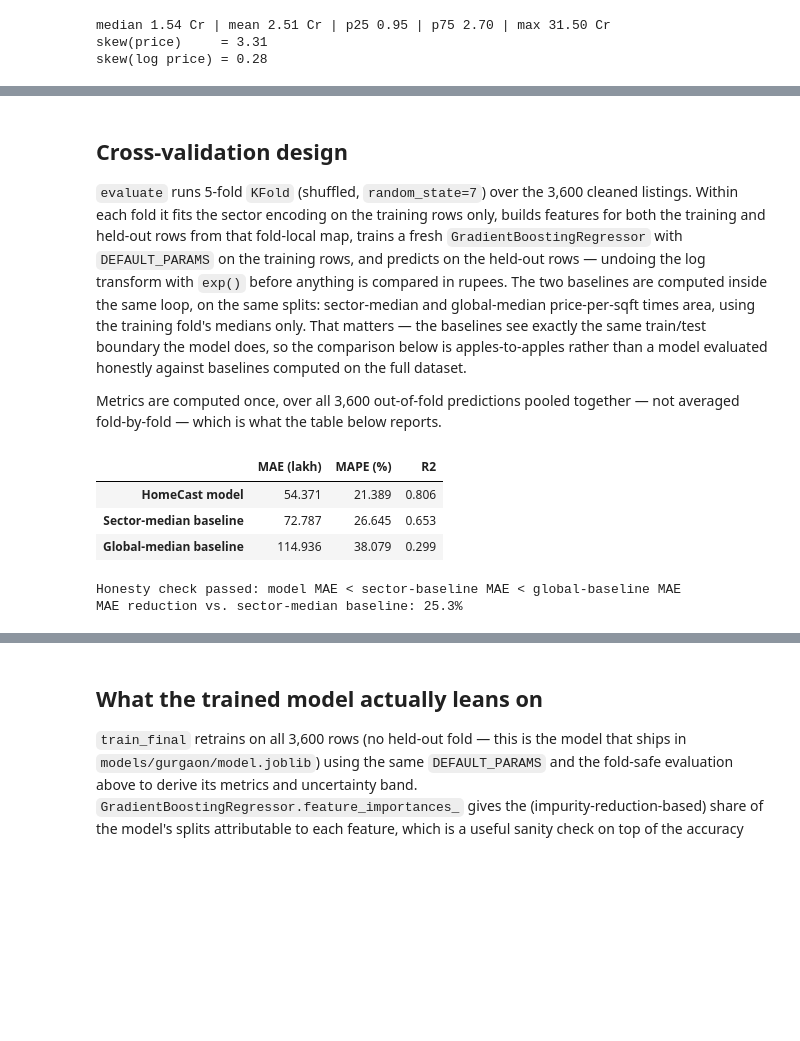
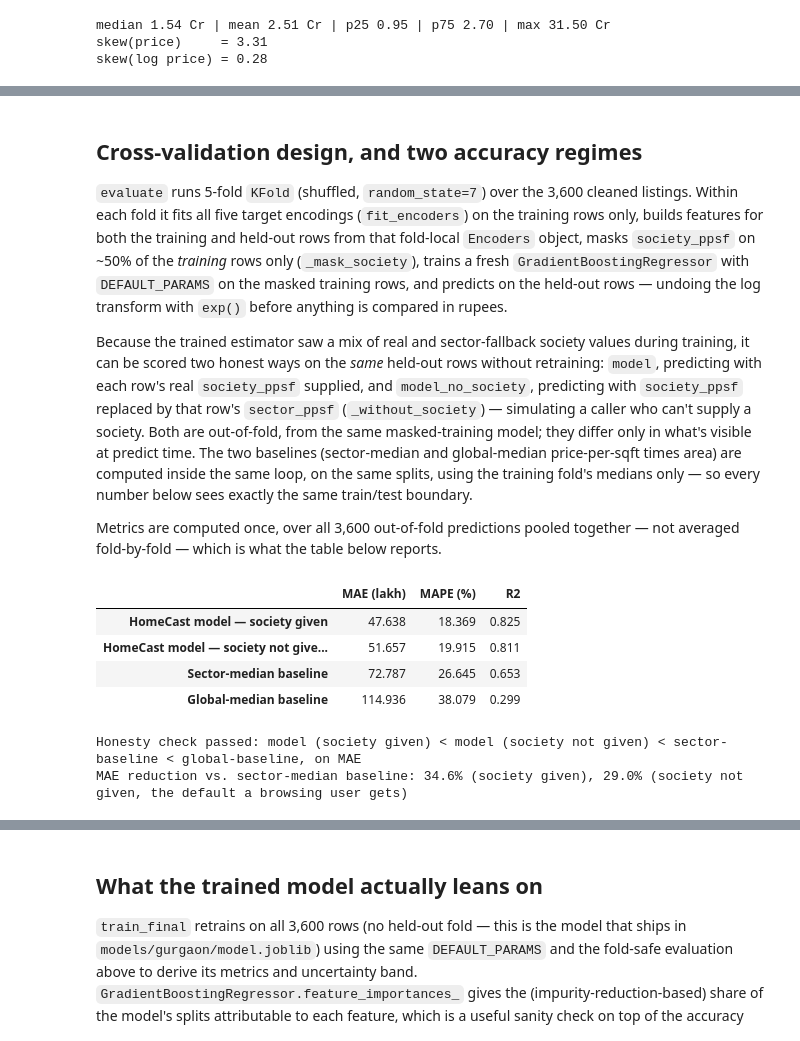
Before and after one commit to safdar-hussain1/homecast, a Jupyter notebook: notebooks/valuation_model.ipynb, the cells around one changed output, grey strips where cells are left out. Cells and saved outputs as stored; diff of their text form; code cells hidden in the pictures; blank space fills up the shorter version.

```diff
--- a/notebooks/valuation_model.ipynb
+++ b/notebooks/valuation_model.ipynb
@@ -188,49 +210,67 @@ def evaluate(df: pd.DataFrame, params: dict = DEFAULT_PARAMS, n_splits: int = 5)
     out["n_splits"] = n_splits
     return out
 # %% [markdown]
-## Cross-validation design
+## Cross-validation design, and two accuracy regimes
 
 `evaluate` runs 5-fold `KFold` (shuffled, `random_state=7`) over the 3,600
-cleaned listings. Within each fold it fits the sector encoding on the
-training rows only, builds features for both the training and held-out rows
-from that fold-local map, trains a fresh `GradientBoostingRegressor` with
-`DEFAULT_PARAMS` on the training rows, and predicts on the held-out rows —
-undoing the log transform with `exp()` before anything is compared in
-rupees. The two baselines are computed inside the same loop, on the same
-splits: sector-median and global-median price-per-sqft times area, using the
-training fold's medians only. That matters — the baselines see exactly the
-same train/test boundary the model does, so the comparison below is
-apples-to-apples rather than a model evaluated honestly against baselines
-computed on the full dataset.
+cleaned listings. Within each fold it fits all five target encodings
+(`fit_encoders`) on the training rows only, builds features for both the
+training and held-out rows from that fold-local `Encoders` object, masks
+`society_ppsf` on ~50% of the *training* rows only (`_mask_society`), trains
+a fresh `GradientBoostingRegressor` with `DEFAULT_PARAMS` on the masked
+training rows, and predicts on the held-out rows — undoing the log transform
+with `exp()` before anything is compared in rupees.
+
+Because the trained estimator saw a mix of real and sector-fallback society
+values during training, it can be scored two honest ways on the *same*
+held-out rows without retraining: `model`, predicting with each row's real
+`society_ppsf` supplied, and `model_no_society`, predicting with
+`society_ppsf` replaced by that row's `sector_ppsf` (`_without_society`) —
+simulating a caller who can't supply a society. Both are out-of-fold, from
+the same masked-training model; they differ only in what's visible at
+predict time. The two baselines (sector-median and global-median
+price-per-sqft times area) are computed inside the same loop, on the same
+splits, using the training fold's medians only — so every number below sees
+exactly the same train/test boundary.
 
 Metrics are computed once, over all 3,600 out-of-fold predictions pooled
 together — not averaged fold-by-fold — which is what the table below
 reports.
 # %%
-metrics = evaluate(df, params=DEFAULT_PARAMS, n_splits=5)
+metrics = evaluate(df, model="default", n_splits=5)
 
 results = pd.DataFrame(
     {
-        "MAE (lakh)": [metrics["model"]["mae_lakh"], metrics["baseline_sector"]["mae_lakh"], metrics["baseline_global"]["mae_lakh"]],
-        "MAPE (%)": [metrics["model"]["mape_pct"], metrics["baseline_sector"]["mape_pct"], metrics["baseline_global"]["mape_pct"]],
-        "R2": [metrics["model"]["r2"], metrics["baseline_sector"]["r2"], metrics["baseline_global"]["r2"]],
+        "MAE (lakh)": [metrics["model"]["mae_lakh"], metrics["model_no_society"]["mae_lakh"],
+                       metrics["baseline_sector"]["mae_lakh"], metrics["baseline_global"]["mae_lakh"]],
+        "MAPE (%)": [metrics["model"]["mape_pct"], metrics["model_no_society"]["mape_pct"],
+                     metrics["baseline_sector"]["mape_pct"], metrics["baseline_global"]["mape_pct"]],
+        "R2": [metrics["model"]["r2"], metrics["model_no_society"]["r2"],
+               metrics["baseline_sector"]["r2"], metrics["baseline_global"]["r2"]],
     },
-    index=["HomeCast model", "Sector-median baseline", "Global-median baseline"],
+    index=["HomeCast model — society given", "HomeCast model — society not given (the default)",
+           "Sector-median baseline", "Global-median baseline"],
 )
 results.round(3)
 # %% [output]
 |  | MAE (lakh) | MAPE (%) | R2 |
-| HomeCast model | 54.371 | 21.389 | 0.806 |
+| HomeCast model — society given | 47.638 | 18.369 | 0.825 |
+| HomeCast model — society not give... | 51.657 | 19.915 | 0.811 |
 | Sector-median baseline | 72.787 | 26.645 | 0.653 |
 | Global-median baseline | 114.936 | 38.079 | 0.299 |
 # %%
-assert metrics["model"]["mae_lakh"] < metrics["baseline_sector"]["mae_lakh"] < metrics["baseline_global"]["mae_lakh"]
-mae_reduction = 1 - metrics["model"]["mae_lakh"] / metrics["baseline_sector"]["mae_lakh"]
-print("Honesty check passed: model MAE < sector-baseline MAE < global-baseline MAE")
-print(f"MAE reduction vs. sector-median baseline: {mae_reduction:.1%}")
+assert (metrics["model"]["mae_lakh"] < metrics["model_no_society"]["mae_lakh"]
+        < metrics["baseline_sector"]["mae_lakh"] < metrics["baseline_global"]["mae_lakh"])
+print("Honesty check passed: model (society given) < model (society not given) "
+      "< sector-baseline < global-baseline, on MAE")
+
+reduction_given = 1 - metrics["model"]["mae_lakh"] / metrics["baseline_sector"]["mae_lakh"]
+reduction_not_given = 1 - metrics["model_no_society"]["mae_lakh"] / metrics["baseline_sector"]["mae_lakh"]
+print(f"MAE reduction vs. sector-median baseline: {reduction_given:.1%} (society given), "
+      f"{reduction_not_given:.1%} (society not given, the default a browsing user gets)")
 # %% [output]
-Honesty check passed: model MAE < sector-baseline MAE < global-baseline MAE
-MAE reduction vs. sector-median baseline: 25.3%
+Honesty check passed: model (society given) < model (society not given) < sector-baseline < global-baseline, on MAE
+MAE reduction vs. sector-median baseline: 34.6% (society given), 29.0% (society not given, the default a browsing user gets)
 # %% [markdown]
 ## Results
 
```
Also changed, not shown: parts of 13 cells of this notebook, 1 other file.
